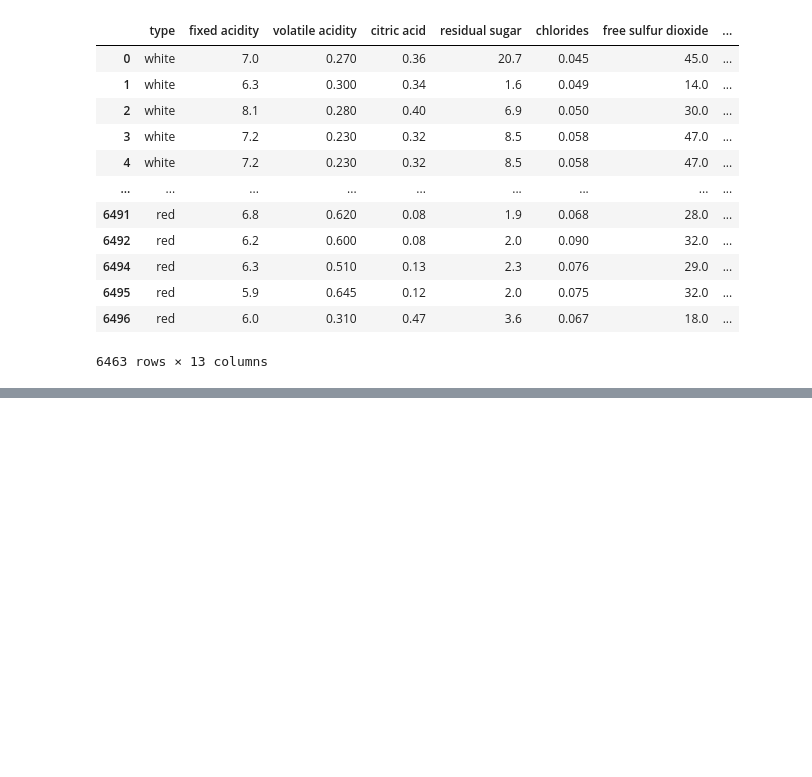
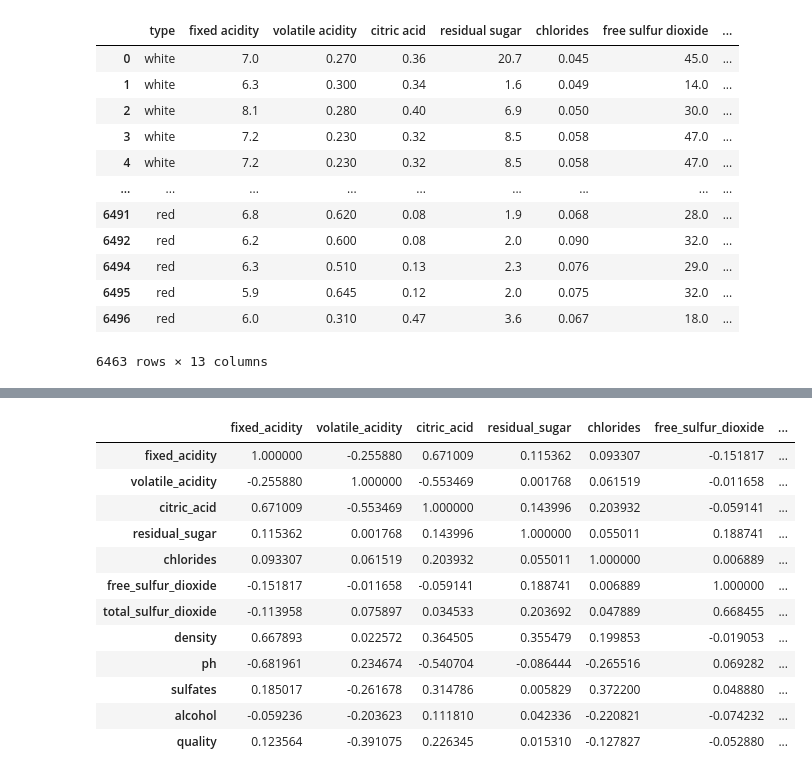
Before and after one commit to scottfreeland/Wine_Quality_Analysis, a Jupyter notebook: wine_data_cleanup.ipynb, the cells around one changed output, grey strips where cells are left out. Cells and saved outputs as stored; diff of their text form; code cells hidden in the pictures; blank space fills up the shorter version.

```diff
--- a/wine_data_cleanup.ipynb
+++ b/wine_data_cleanup.ipynb
@@ -57,0 +110,18 @@ df_wine_quality_cleaned.to_csv('wine_data_cleaned.csv')
+# %%
+# To find the correlation among
+# the columns using pearson method
+df_red_wine.corr(method ='pearson')
+# %% [output]
+|  | fixed_acidity | volatile_acidity | citric_acid | residual_sugar | chlorides | free_sulfur_dioxide | ... |
+| fixed_acidity | 1.000000 | -0.255880 | 0.671009 | 0.115362 | 0.093307 | -0.151817 | ... |
+| volatile_acidity | -0.255880 | 1.000000 | -0.553469 | 0.001768 | 0.061519 | -0.011658 | ... |
+| citric_acid | 0.671009 | -0.553469 | 1.000000 | 0.143996 | 0.203932 | -0.059141 | ... |
+| residual_sugar | 0.115362 | 0.001768 | 0.143996 | 1.000000 | 0.055011 | 0.188741 | ... |
+| chlorides | 0.093307 | 0.061519 | 0.203932 | 0.055011 | 1.000000 | 0.006889 | ... |
+| free_sulfur_dioxide | -0.151817 | -0.011658 | -0.059141 | 0.188741 | 0.006889 | 1.000000 | ... |
+| total_sulfur_dioxide | -0.113958 | 0.075897 | 0.034533 | 0.203692 | 0.047889 | 0.668455 | ... |
+| density | 0.667893 | 0.022572 | 0.364505 | 0.355479 | 0.199853 | -0.019053 | ... |
+| ph | -0.681961 | 0.234674 | -0.540704 | -0.086444 | -0.265516 | 0.069282 | ... |
+| sulfates | 0.185017 | -0.261678 | 0.314786 | 0.005829 | 0.372200 | 0.048880 | ... |
+| alcohol | -0.059236 | -0.203623 | 0.111810 | 0.042336 | -0.220821 | -0.074232 | ... |
+| quality | 0.123564 | -0.391075 | 0.226345 | 0.015310 | -0.127827 | -0.052880 | ... |
```
Also changed, not shown: parts of 4 cells of this notebook, 1 other file.
